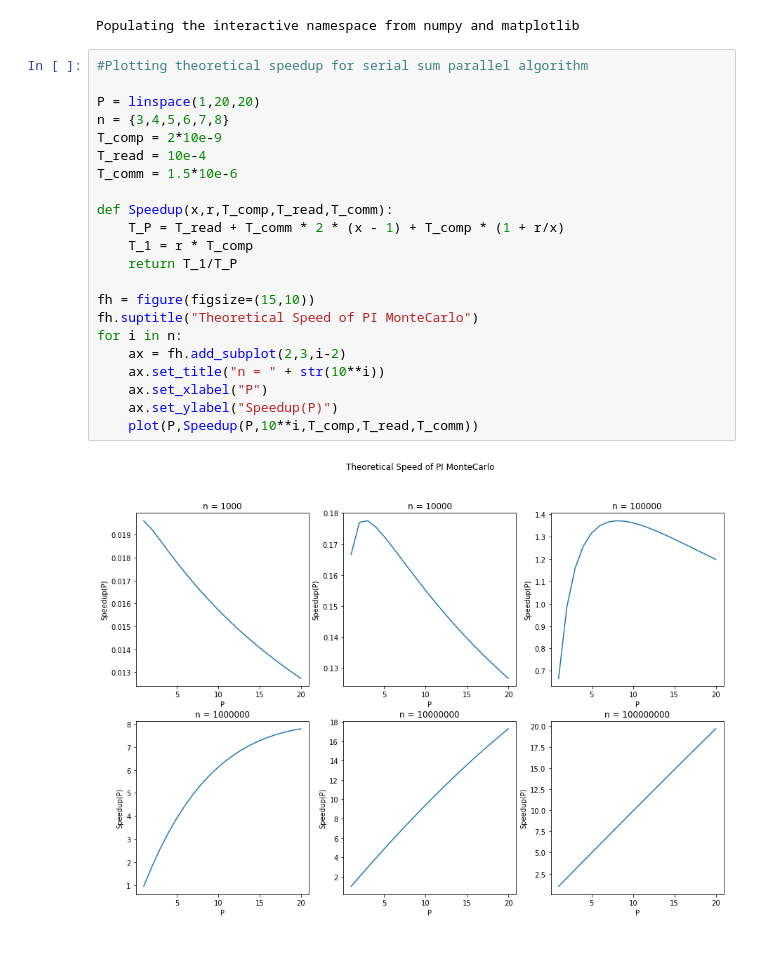
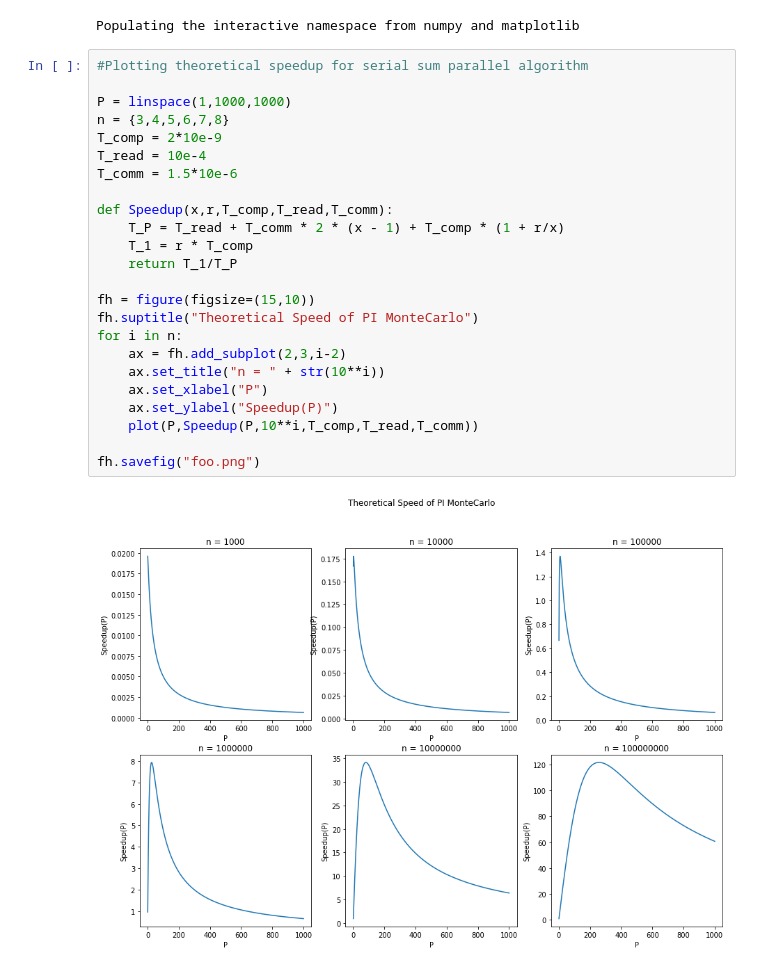
Before and after one commit to earendil94/FHPC_2019-2020, a Jupyter notebook: Assignements/fhpc_notebook_eq.ipynb, the cells around one changed output. Saved outputs shown, nothing was run; the diff lists cells and outputs as text.

```diff
--- a/Assignements/fhpc_notebook_eq.ipynb
+++ b/Assignements/fhpc_notebook_eq.ipynb
@@ -5,24 +5,26 @@ Populating the interactive namespace from numpy and matplotlib
 # %%
 #Plotting theoretical speedup for serial sum parallel algorithm
 
-P = linspace(1,20,20)
+P = linspace(1,1000,1000)
 n = {3,4,5,6,7,8}
 T_comp = 2*10e-9
 T_read = 10e-4
 T_comm = 1.5*10e-6
 
 def Speedup(x,r,T_comp,T_read,T_comm):
     T_P = T_read + T_comm * 2 * (x - 1) + T_comp * (1 + r/x)
     T_1 = r * T_comp
     return T_1/T_P
 
 fh = figure(figsize=(15,10))
 fh.suptitle("Theoretical Speed of PI MonteCarlo")
 for i in n:
     ax = fh.add_subplot(2,3,i-2)
     ax.set_title("n = " + str(10**i))
     ax.set_xlabel("P")
     ax.set_ylabel("Speedup(P)")
     plot(P,Speedup(P,10**i,T_comp,T_read,T_comm))
+
+fh.savefig("foo.png")
 # %% [output]
-[figure, old version]
+[figure, new version]
```
Also changed, not shown: parts of 4 cells of this notebook, 6 other files.
